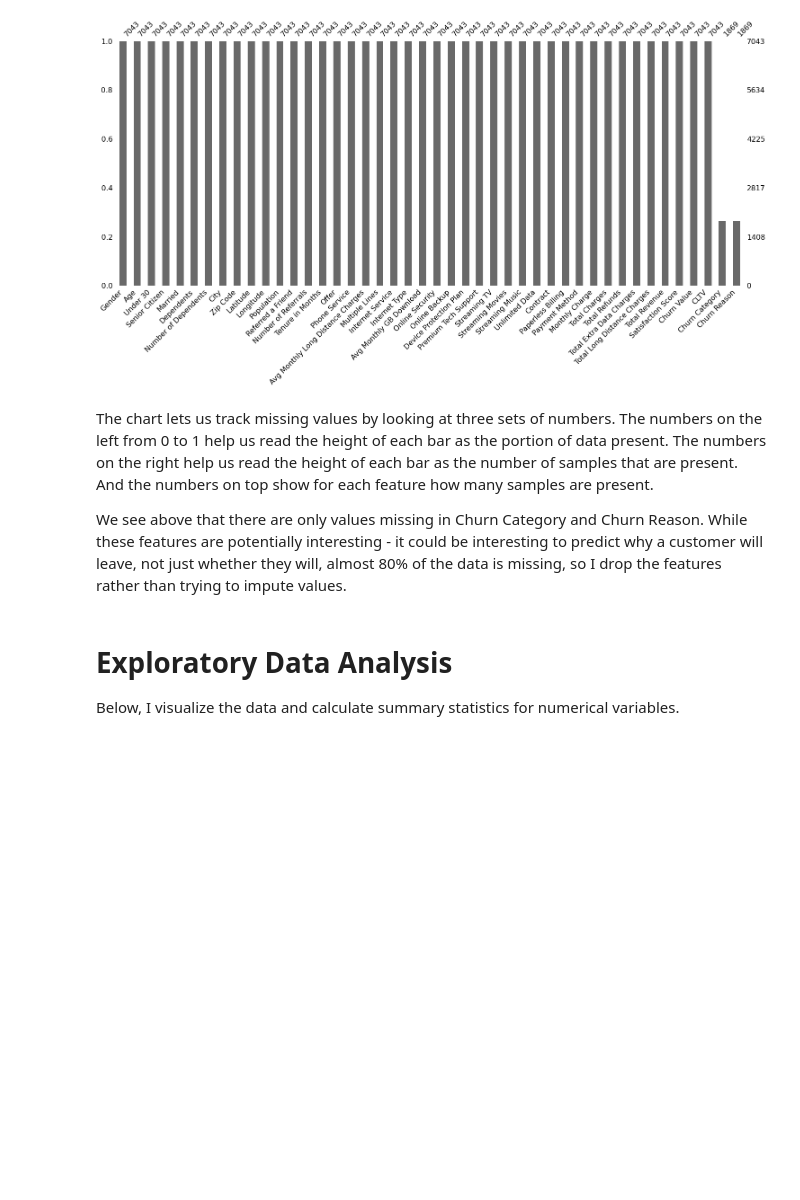
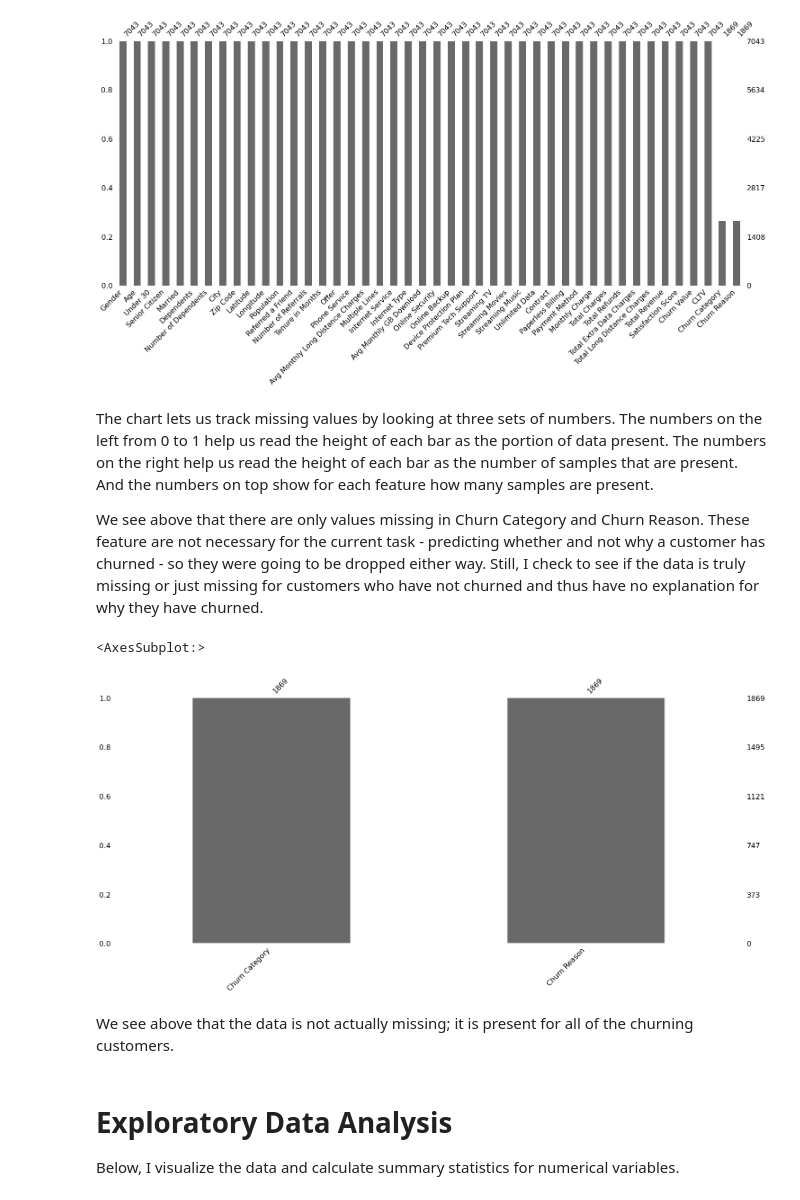
Before and after one commit to penichols10/telco_churn, a Jupyter notebook: telco_churn.ipynb, the cells around one changed output. Cells and saved outputs as stored; diff of their text form; code cells hidden in the pictures; blank space fills up the shorter version.

Commit message:
Added additional explanations.

```diff
--- a/telco_churn.ipynb
+++ b/telco_churn.ipynb
@@ -234,7 +262,14 @@ plt.show()
 # %% [markdown]
 The chart lets us track missing values by looking at three sets of numbers. The numbers on the left from 0 to 1 help us read the height of each bar as the portion of data present. The numbers on the right help us read the height of each bar as the number of samples that are present. And the numbers on top show for each feature how many samples are present.
 
-We see above that there are only values missing in Churn Category and Churn Reason. While these features are potentially interesting - it could be interesting to predict why a customer will leave, not just whether they will, almost 80% of the data is missing, so I drop the features rather than trying to impute values.
+We see above that there are only values missing in Churn Category and Churn Reason. These feature are not necessary for the current task - predicting whether and not why a customer has churned - so they were going to be dropped either way. Still, I check to see if the data is truly missing or just missing for customers who have not churned and thus have no explanation for why they have churned.
+# %%
+missingno.bar(df[df['Churn Value'] == 1][['Churn Category', 'Churn Reason']])
+# %% [output]
+<AxesSubplot:>
+[figure, added]
+# %% [markdown]
+We see above that the data is not actually missing; it is present for all of the churning customers.
 # %%
 df.drop(['Churn Category', 'Churn Reason'], axis=1, inplace=True)
 # %% [markdown]
```
Also changed, not shown: parts of 38 cells of this notebook.
